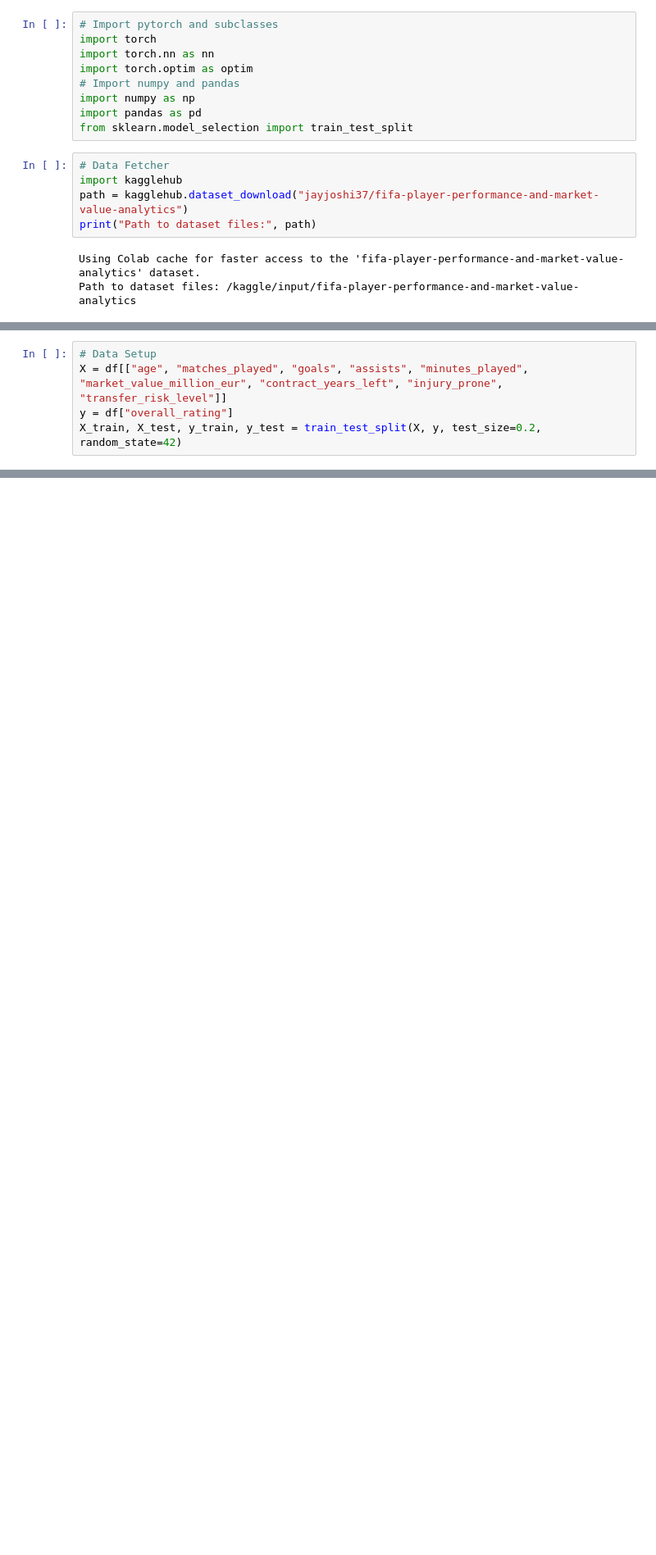
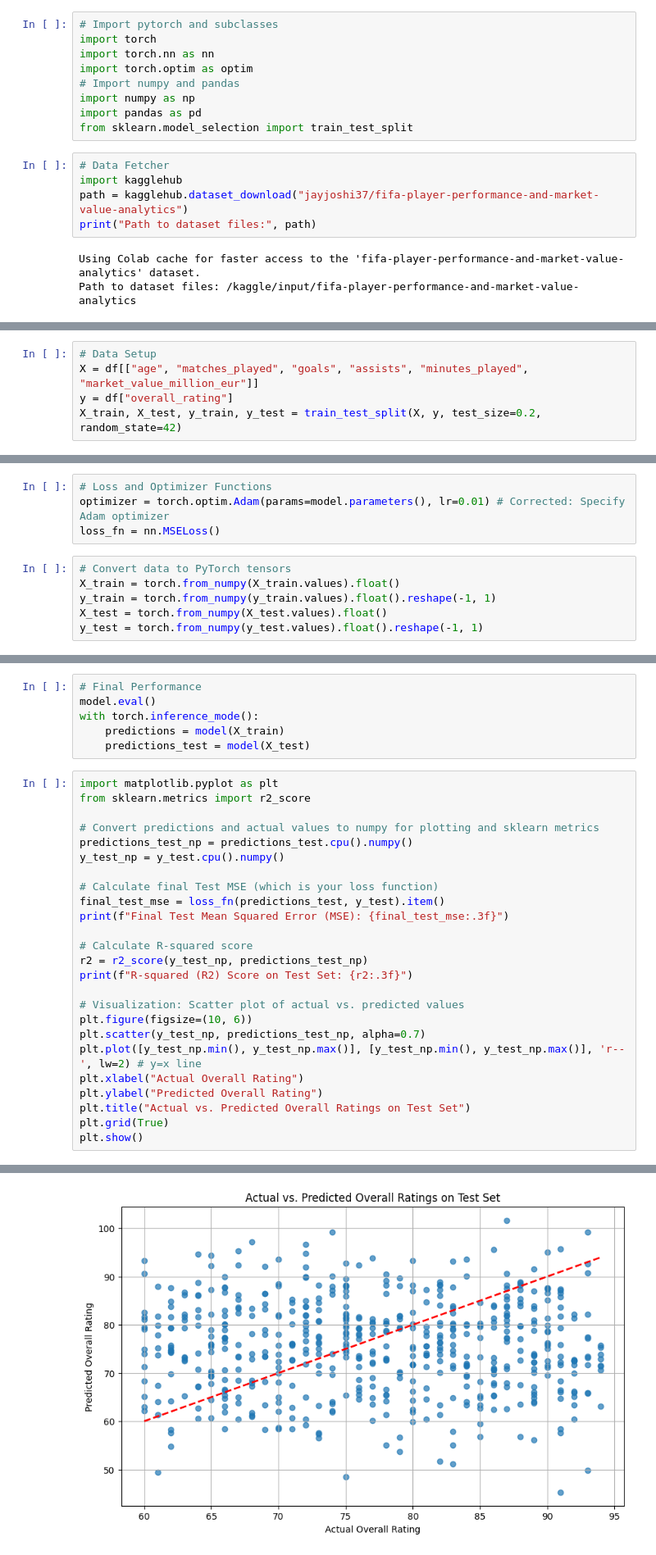
Before and after one commit to Jupiterian/ML-Learning-Portfolio, a Jupyter notebook: pytorch/PyTorch_Revision.ipynb, the cells around one changed output, grey strips where cells are left out. Shown at 82% size. Saved outputs shown, nothing was run; the diff lists cells and outputs as text; blank space fills up the shorter version.

```diff
--- a/pytorch/PyTorch_Revision.ipynb
+++ b/pytorch/PyTorch_Revision.ipynb
@@ -62,7 +49,7 @@ df.head()
 | 4 | 5 | Player_5 | 24 | Brazil | Liverpool | CDM | 84 | 96 | ... |
 # %%
 # Data Setup
-X = df[["age", "matches_played", "goals", "assists", "minutes_played", "market_value_million_eur", "contract_years_left", "injury_prone", "transfer_risk_level"]]
+X = df[["age", "matches_played", "goals", "assists", "minutes_played", "market_value_million_eur"]]
 y = df["overall_rating"]
 X_train, X_test, y_train, y_test = train_test_split(X, y, test_size=0.2, random_state=42)
 # %%
@@ -92,0 +68,10 @@ for epoch in range(epochs):
+# %%
+# Loss and Optimizer Functions
+optimizer = torch.optim.Adam(params=model.parameters(), lr=0.01) # Corrected: Specify Adam optimizer
+loss_fn = nn.MSELoss()
+# %%
+# Convert data to PyTorch tensors
+X_train = torch.from_numpy(X_train.values).float()
+y_train = torch.from_numpy(y_train.values).float().reshape(-1, 1)
+X_test = torch.from_numpy(X_test.values).float()
+y_test = torch.from_numpy(y_test.values).float().reshape(-1, 1)
@@ -92,0 +129,32 @@ for epoch in range(epochs):
+# %%
+# Final Performance
+model.eval()
+with torch.inference_mode():
+    predictions = model(X_train)
+    predictions_test = model(X_test)
+# %%
+import matplotlib.pyplot as plt
+from sklearn.metrics import r2_score
+
+# Convert predictions and actual values to numpy for plotting and sklearn metrics
+predictions_test_np = predictions_test.cpu().numpy()
+y_test_np = y_test.cpu().numpy()
+
+# Calculate final Test MSE (which is your loss function)
+final_test_mse = loss_fn(predictions_test, y_test).item()
+print(f"Final Test Mean Squared Error (MSE): {final_test_mse:.3f}")
+
+# Calculate R-squared score
+r2 = r2_score(y_test_np, predictions_test_np)
+print(f"R-squared (R2) Score on Test Set: {r2:.3f}")
+
+# Visualization: Scatter plot of actual vs. predicted values
+plt.figure(figsize=(10, 6))
+plt.scatter(y_test_np, predictions_test_np, alpha=0.7)
+plt.plot([y_test_np.min(), y_test_np.max()], [y_test_np.min(), y_test_np.max()], 'r--', lw=2) # y=x line
+plt.xlabel("Actual Overall Rating")
+plt.ylabel("Predicted Overall Rating")
+plt.title("Actual vs. Predicted Overall Ratings on Test Set")
+plt.grid(True)
+plt.show()
+# %% [output]
@@ -92,0 +163 @@ for epoch in range(epochs):
+[figure, added]
```
Also changed, not shown: parts of 6 cells of this notebook.
